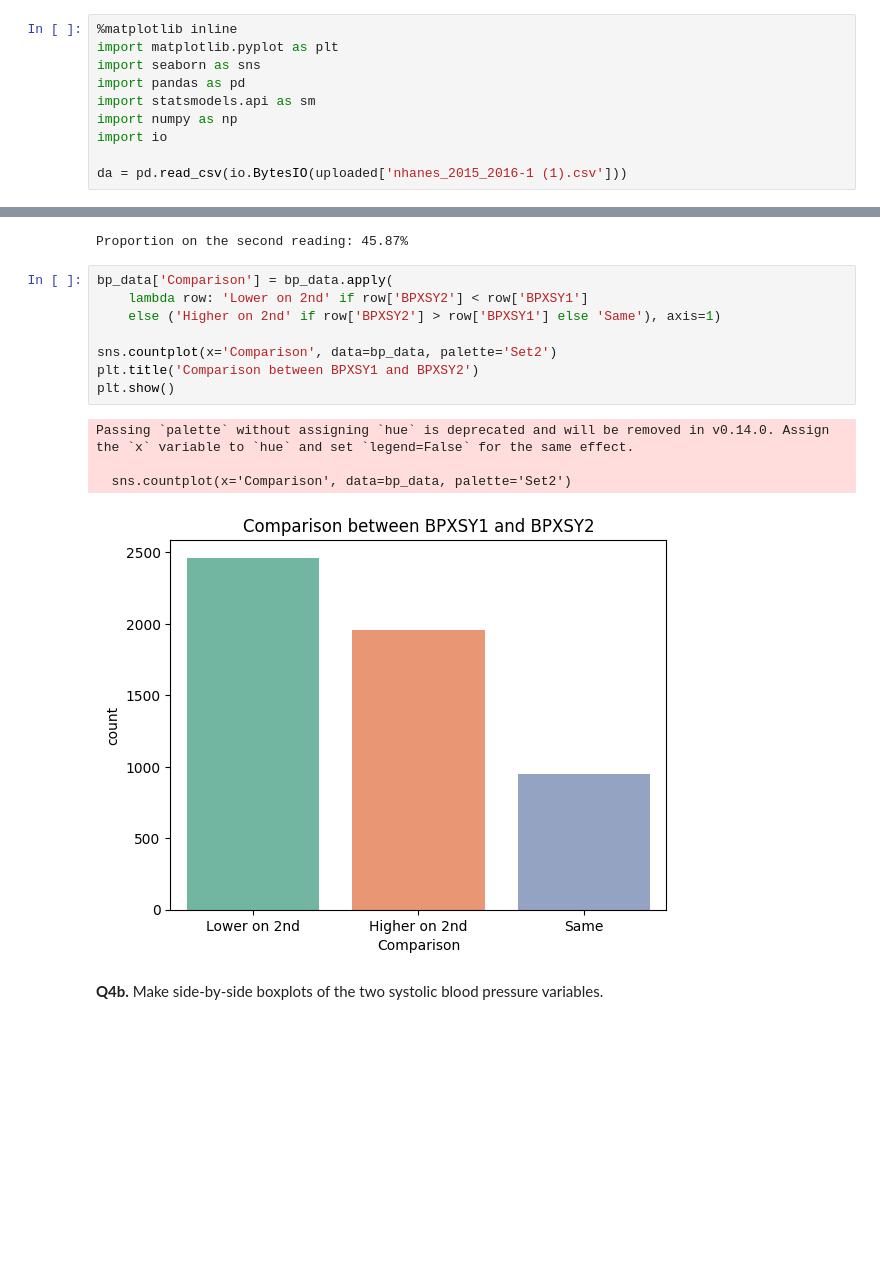
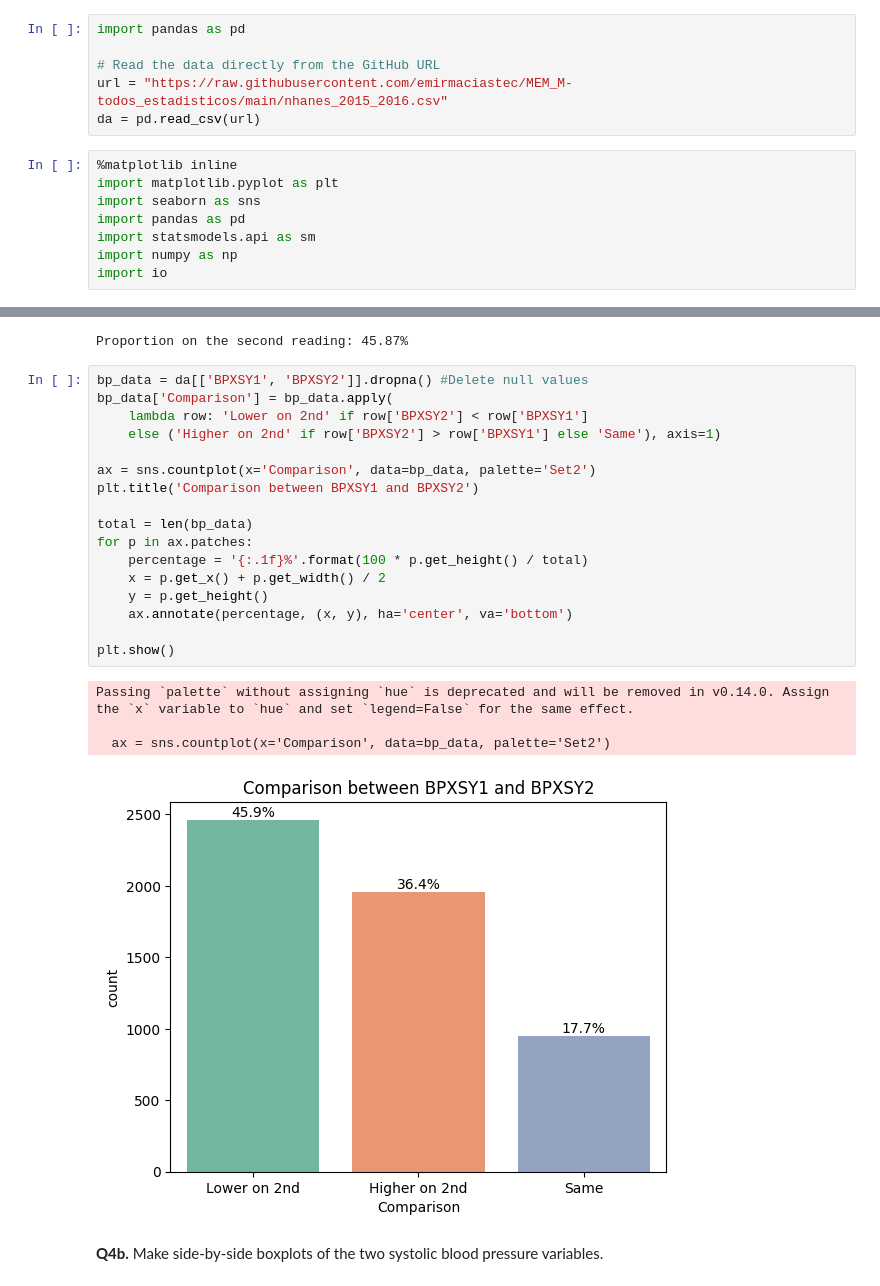
Before and after one commit to emirmaciastec/MEM_M-todos_estadisticos, a Jupyter notebook: lab2_4_nhanes_univariate_practice_Equipo9_HW2_21Sep25.ipynb, the cells around one changed output, grey strips where cells are left out. Saved outputs shown, nothing was run; the diff lists cells and outputs as text; blank space fills up the shorter version.

```diff
--- a/lab2_4_nhanes_univariate_practice_Equipo9_HW2_21Sep25.ipynb
+++ b/lab2_4_nhanes_univariate_practice_Equipo9_HW2_21Sep25.ipynb
@@ -25,3 +19,9 @@ Saving nhanes_2015_2016-1.csv to nhanes_2015_2016-1 (1).csv
+# %%
+import pandas as pd
+
+# Read the data directly from the GitHub URL
+url = "https://raw.githubusercontent.com/emirmaciastec/MEM_M-todos_estadisticos/main/nhanes_2015_2016.csv"
+da = pd.read_csv(url)
 # %%
 %matplotlib inline
 import matplotlib.pyplot as plt
@@ -30,8 +30,6 @@ import pandas as pd
 import statsmodels.api as sm
 import numpy as np
 import io
-
-da = pd.read_csv(io.BytesIO(uploaded['nhanes_2015_2016-1 (1).csv']))
 # %% [markdown]
 # Practice notebook for univariate analysis using NHANES data
 
@@ -273,18 +271,27 @@ print(f"Proportion on the second reading: {proportion:.2%}")
 # %% [output]
 Proportion on the second reading: 45.87%
 # %%
+bp_data = da[['BPXSY1', 'BPXSY2']].dropna() #Delete null values
 bp_data['Comparison'] = bp_data.apply(
     lambda row: 'Lower on 2nd' if row['BPXSY2'] < row['BPXSY1']
     else ('Higher on 2nd' if row['BPXSY2'] > row['BPXSY1'] else 'Same'), axis=1)
 
-sns.countplot(x='Comparison', data=bp_data, palette='Set2')
+ax = sns.countplot(x='Comparison', data=bp_data, palette='Set2')
 plt.title('Comparison between BPXSY1 and BPXSY2')
+
+total = len(bp_data)
+for p in ax.patches:
+    percentage = '{:.1f}%'.format(100 * p.get_height() / total)
+    x = p.get_x() + p.get_width() / 2
+    y = p.get_height()
+    ax.annotate(percentage, (x, y), ha='center', va='bottom')
+
 plt.show()
 # %% [output]
 Passing `palette` without assigning `hue` is deprecated and will be removed in v0.14.0. Assign the `x` variable to `hue` and set `legend=False` for the same effect.
 
-  sns.countplot(x='Comparison', data=bp_data, palette='Set2')
+  ax = sns.countplot(x='Comparison', data=bp_data, palette='Set2')
-[figure, old version]
+[figure, new version]
 # %% [markdown]
 __Q4b.__ Make side-by-side boxplots of the two systolic blood pressure variables.
 # %%
```
Also changed, not shown: parts of 2 cells of this notebook.
